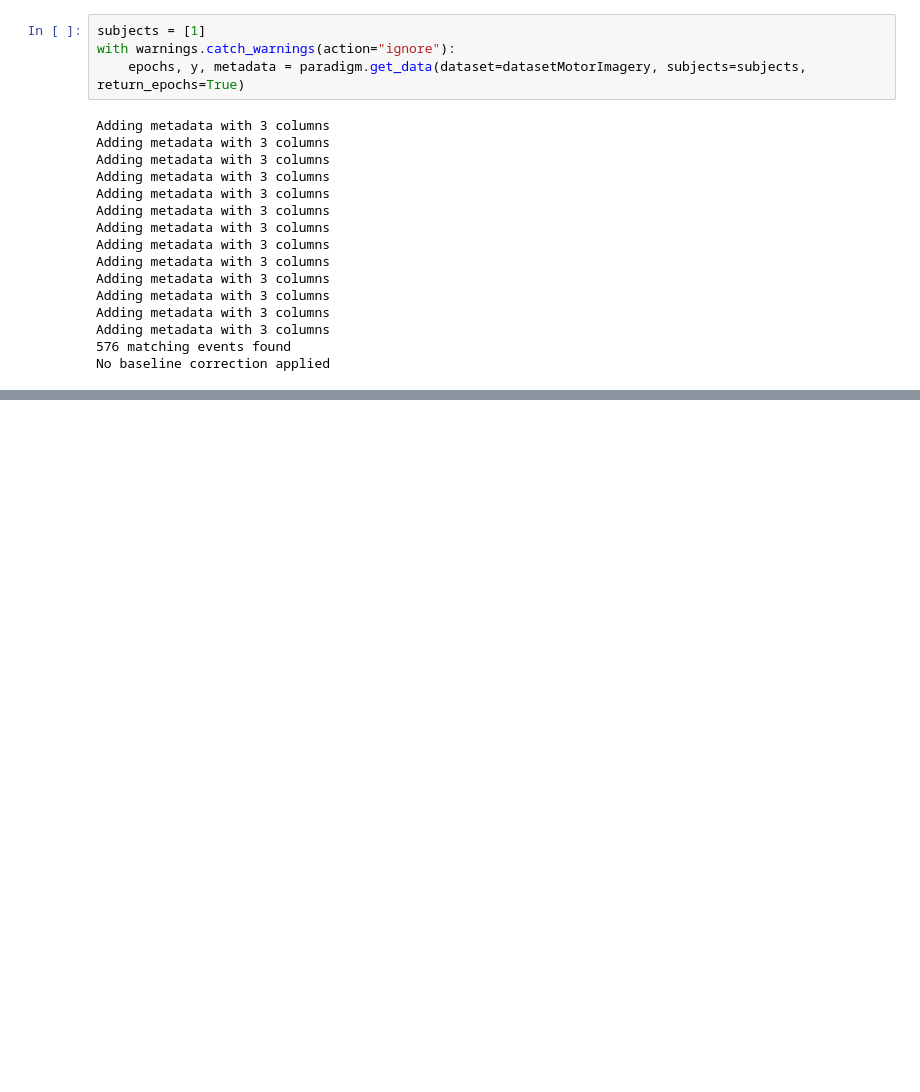
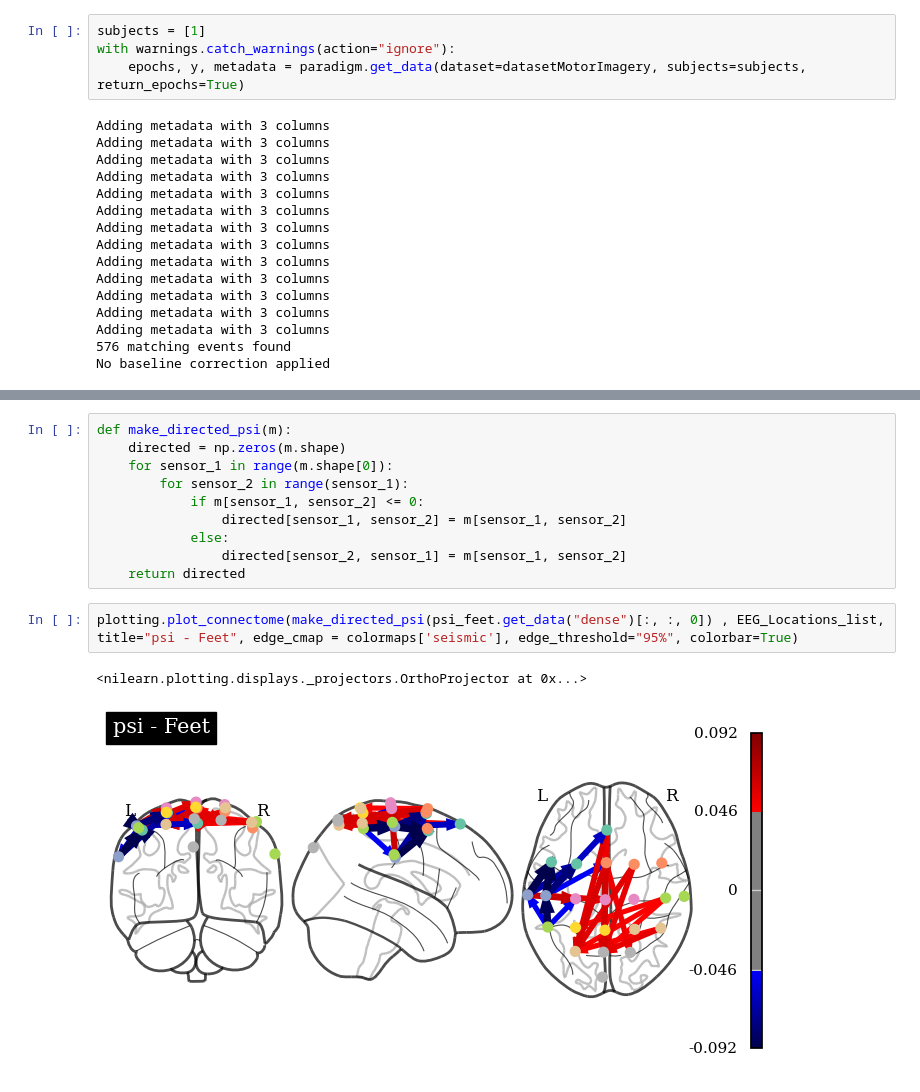
Before and after one commit to MatthewChen37/MATH8803-Final-Project, a Jupyter notebook: DirectedConnectivity.ipynb, the cells around one changed output, grey strips where cells are left out. Drawn from its saved outputs; the diff is of its cells as text; blank space fills up the shorter version.

```diff
--- a/DirectedConnectivity.ipynb
+++ b/DirectedConnectivity.ipynb
@@ -335,0 +477,15 @@ RuntimeError: Using the notebook backend on Linux requires a compatible VTK setu
+# %%
+def make_directed_psi(m):
+	directed = np.zeros(m.shape)
+	for sensor_1 in range(m.shape[0]):
+		for sensor_2 in range(sensor_1):
+			if m[sensor_1, sensor_2] <= 0:
+				directed[sensor_1, sensor_2] = m[sensor_1, sensor_2]
+			else:
+				directed[sensor_2, sensor_1] = m[sensor_1, sensor_2]
+	return directed
+# %%
+plotting.plot_connectome(make_directed_psi(psi_feet.get_data("dense")[:, :, 0]) , EEG_Locations_list, title="psi - Feet", edge_cmap = colormaps['seismic'], edge_threshold="95%", colorbar=True)
+# %% [output]
+<nilearn.plotting.displays._projectors.OrthoProjector at 0x...>
+[figure, added]
```
Also changed, not shown: parts of 26 cells of this notebook, 7 other files.
